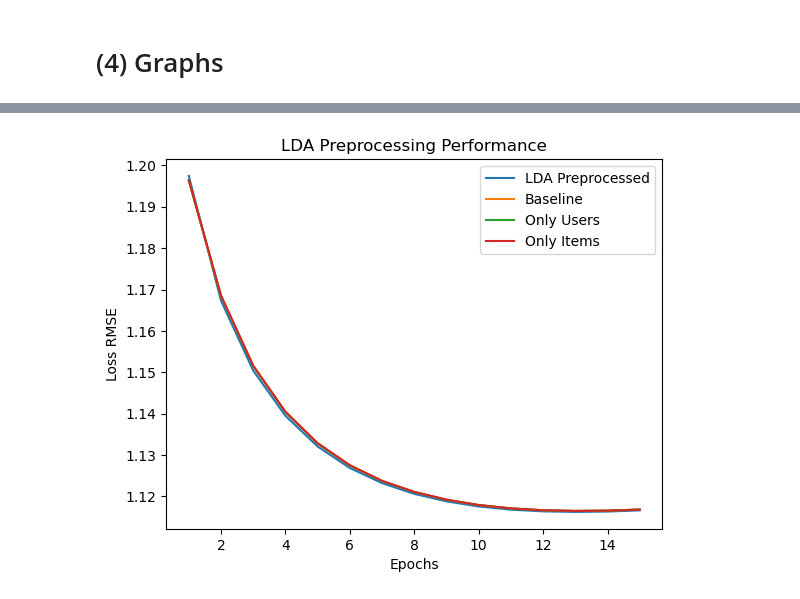
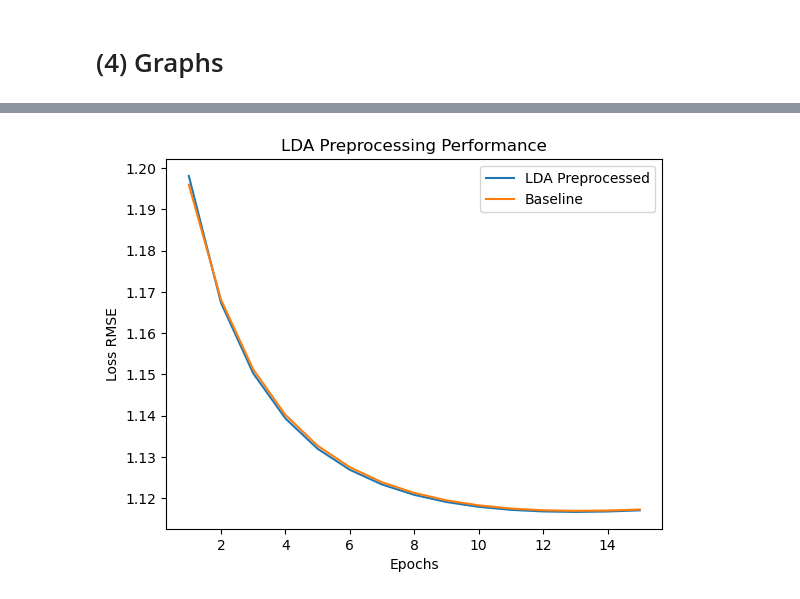
Before and after one commit to NicoPang/rl-recommender, a Jupyter notebook: src/MF_LDA_Preprocess.ipynb, the cells around one changed output, grey strips where cells are left out. Saved outputs shown, nothing was run; the diff lists cells and outputs as text; code cells hidden in the pictures.

```diff
--- a/src/MF_LDA_Preprocess.ipynb
+++ b/src/MF_LDA_Preprocess.ipynb
@@ -458,21 +441,25 @@ gc.collect()
 # %%
 import matplotlib.pyplot as plt
 p = np.load(os.path.join(pth, "results", f"User-Item-Model_{device}_{f_type}.npz"))
 not_p = np.load(os.path.join(pth, "results", f"No-Adjustments-Model_{device}_{f_type}.npz"))
+"""
 u = np.load(os.path.join(pth, "results", f"Users-Only-Model_{device}_{f_type}.npz"))
 i = np.load(os.path.join(pth, "results", f"Items-Only-Model_{device}_{f_type}.npz"))
+"""
 
 plt.plot([i+1 for i in range(EPOCHS)], p['t_loss'], label='LDA Preprocessed')
 plt.plot([i+1 for i in range(EPOCHS)], not_p['t_loss'], label='Baseline')
+"""
 plt.plot([i+1 for i in range(EPOCHS)], u['t_loss'], label='Only Users')
 plt.plot([i+1 for i in range(EPOCHS)], i['t_loss'], label='Only Items')
+"""
 plt.xlabel('Epochs')
 plt.ylabel('Loss RMSE')
 plt.title('LDA Preprocessing Performance')
 plt.legend()
 plt.show()
 # %% [output]
-[figure, old version]
+[figure, new version]
 # %%
 factor = list()
 for i in range(len(p['t_loss'])):
```
Also changed, not shown: parts of 9 cells of this notebook.
